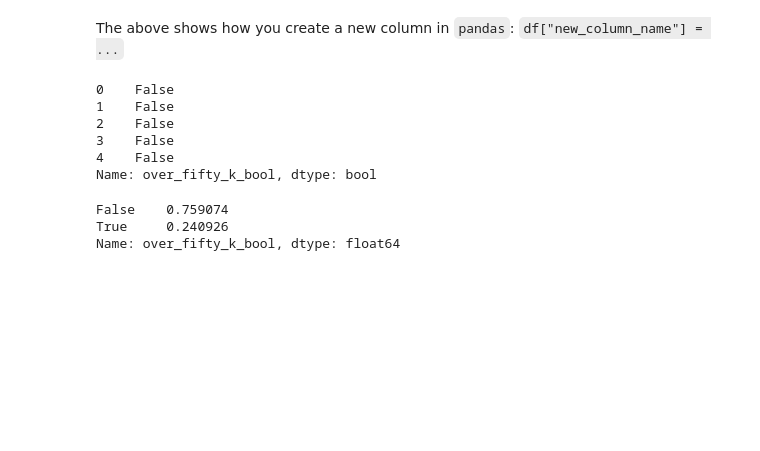
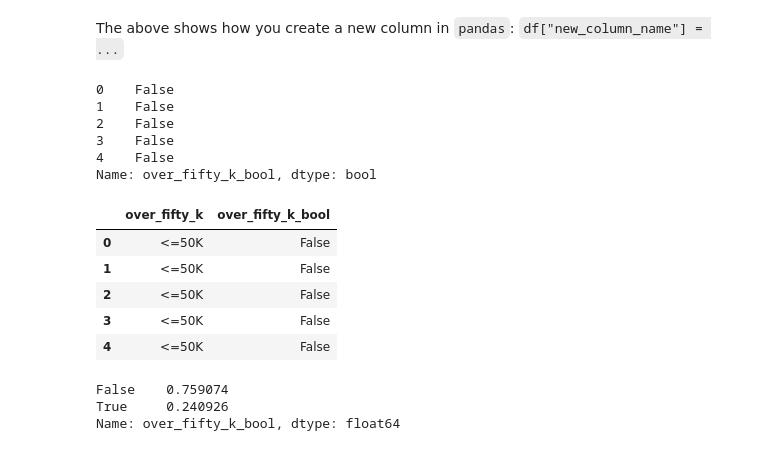
Before and after one commit to lermana/python_fundamentals, a Jupyter notebook: part_2.ipynb, the cells around one changed output. Cells and saved outputs as stored; diff of their text form; code cells hidden in the pictures; blank space fills up the shorter version.

```diff
--- a/part_2.ipynb
+++ b/part_2.ipynb
@@ -318,6 +357,15 @@ data.over_fifty_k_bool.head()
 3    False
 4    False
 Name: over_fifty_k_bool, dtype: bool
+# %%
+data.over_fifty_k.to_frame().join(data.over_fifty_k_bool).head()
+# %% [output]
+|  | over_fifty_k | over_fifty_k_bool |
+| 0 | <=50K | False |
+| 1 | <=50K | False |
+| 2 | <=50K | False |
+| 3 | <=50K | False |
+| 4 | <=50K | False |
 # %%
 data.over_fifty_k_bool.value_counts(normalize=True)
 # %% [output]
```
Also changed, not shown: parts of 43 cells of this notebook, 1 other file.
